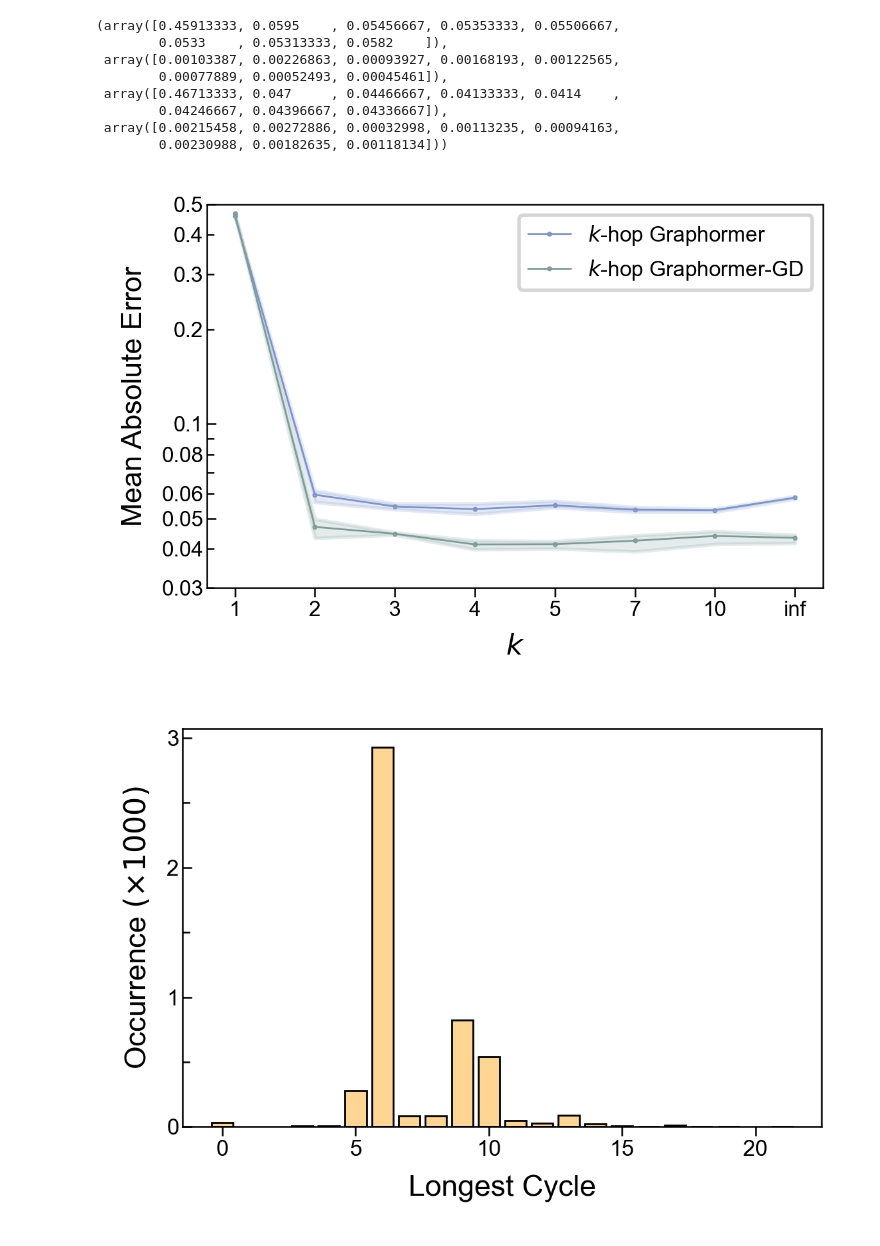
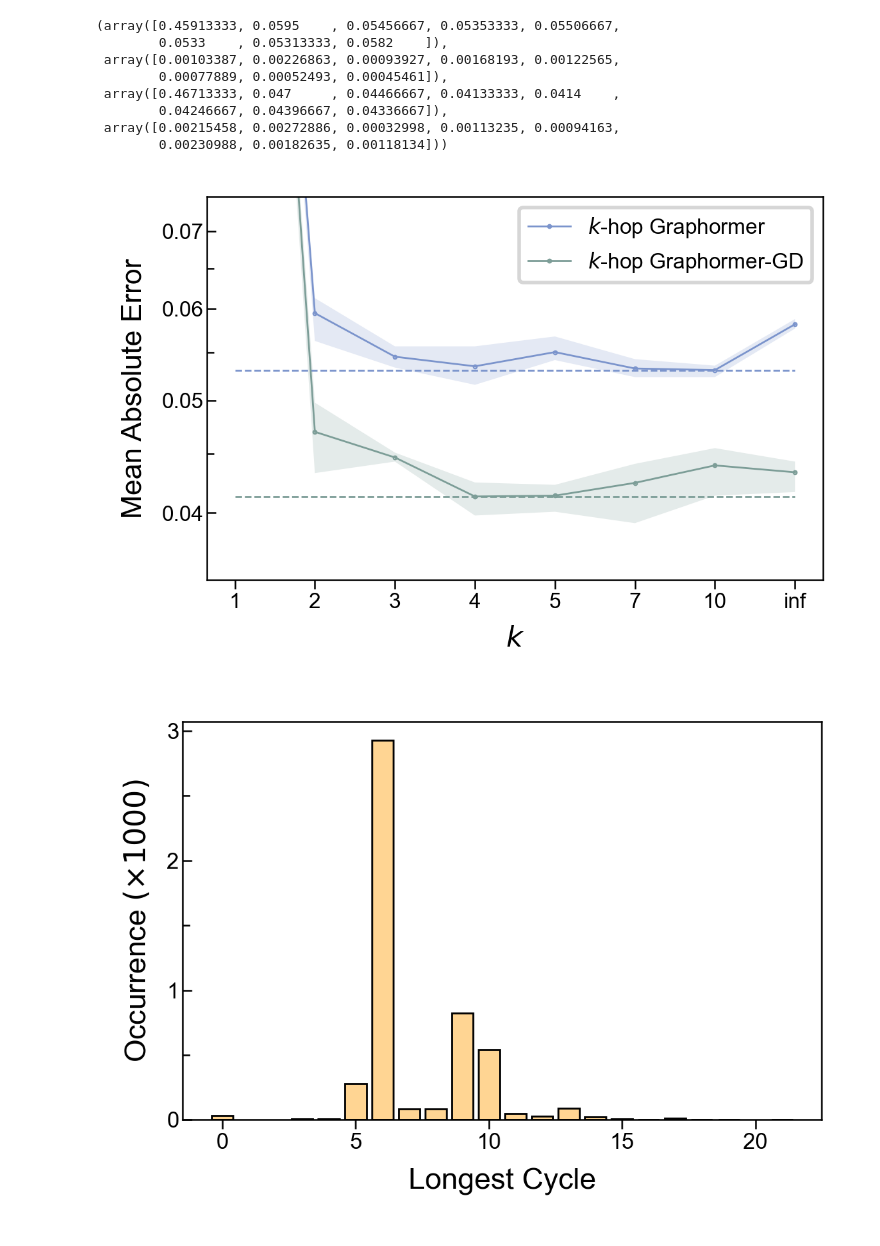
Before and after one commit to rogerwwww/k-hop-Graphormer, a Jupyter notebook: examples/plot_results.ipynb, the cells around one changed output. Drawn from its saved outputs; the diff is of its cells as text; code cells hidden in the pictures.

Commit message:
update plots

```diff
--- a/examples/plot_results.ipynb
+++ b/examples/plot_results.ipynb
@@ -121,42 +121,67 @@ ax1.fill_between(
     khop_accs.max(axis=-1),
     alpha=0.2,
     color='#7B94CC',
+    edgecolor='none',
+)
+
+ax1.plot(
+    np.arange(len(ks)),
+    np.min(khop_accs.mean(axis=-1)).repeat(len(ks)),
+    '--',
+    color='#7B94CC',
+    linewidth=0.5,
+    markersize=0.8,
 )
 
 ax1.plot(
     np.arange(len(ks)),
     khop_gd_accs.mean(axis=-1),
     color='#7C9D97',
     linewidth=0.5,
     marker='.',
     markersize=0.8,
     label='$k$-hop Graphormer-GD'
 )
 
 ax1.fill_between(
     np.arange(len(ks)),
     khop_gd_accs.min(axis=-1),
     khop_gd_accs.max(axis=-1),
     alpha=0.2,
     color='#7C9D97',
+    edgecolor='none',
+)
+
+ax1.plot(
+    np.arange(len(ks)),
+    np.min(khop_gd_accs.mean(axis=-1)).repeat(len(ks)),
+    '--',
+    color='#7C9D97',
+    linewidth=0.5,
+    markersize=0.8,
 )
 
 ax1.xaxis.set_ticks(np.arange(len(ks)))
 ax1.set_xticklabels(ks)
 ax1.set_xlabel("$k$")
 ax1.set_ylabel("Mean Absolute Error")
 ax1.set_yscale('log')
-ax1.set_ylim(0.03, 0.5)
-ax1.yaxis.set_ticks([0.05, 0.1, 0.5])
-ax1.set_yticklabels([0.05, 0.1, 0.5])
-ax1.yaxis.set_ticks([0.03, 0.04, 0.06, 0.07, 0.08, 0.09, 0.2, 0.3, 0.4], minor=True)
-ax1.set_yticklabels([0.03, 0.04, 0.06, None, 0.08, None, 0.2, 0.3, 0.4], minor=True)
+# ax1.set_ylim(0.03, 0.5)
+# ax1.yaxis.set_ticks([0.05, 0.1, 0.5])
+# ax1.set_yticklabels([0.05, 0.1, 0.5])
+# ax1.yaxis.set_ticks([0.03, 0.04, 0.06, 0.07, 0.08, 0.09, 0.2, 0.3, 0.4], minor=True)
+# ax1.set_yticklabels([0.03, 0.04, 0.06, None, 0.08, None, 0.2, 0.3, 0.4], minor=True)
+ax1.set_ylim(0.035, 0.075)
+ax1.yaxis.set_ticks([0.04, 0.05, 0.06, 0.07])
+ax1.set_yticklabels([0.04, 0.05, 0.06, 0.07])
+ax1.yaxis.set_ticks([0.045, 0.055, 0.065], minor=True)
+ax1.set_yticklabels([None, None, None], minor=True)
 ax1.legend()
 # fig.subplots_adjust(left=0.2)
 fig.subplots_adjust(bottom=0.2)
 plt.savefig('zinc-full-mae.pdf')
 # %% [output]
-[figure, old version]
+[figure, new version]
 # %%
 # Dataset statistics
 data, indices = torch.load('full/processed/test.pt')
```
